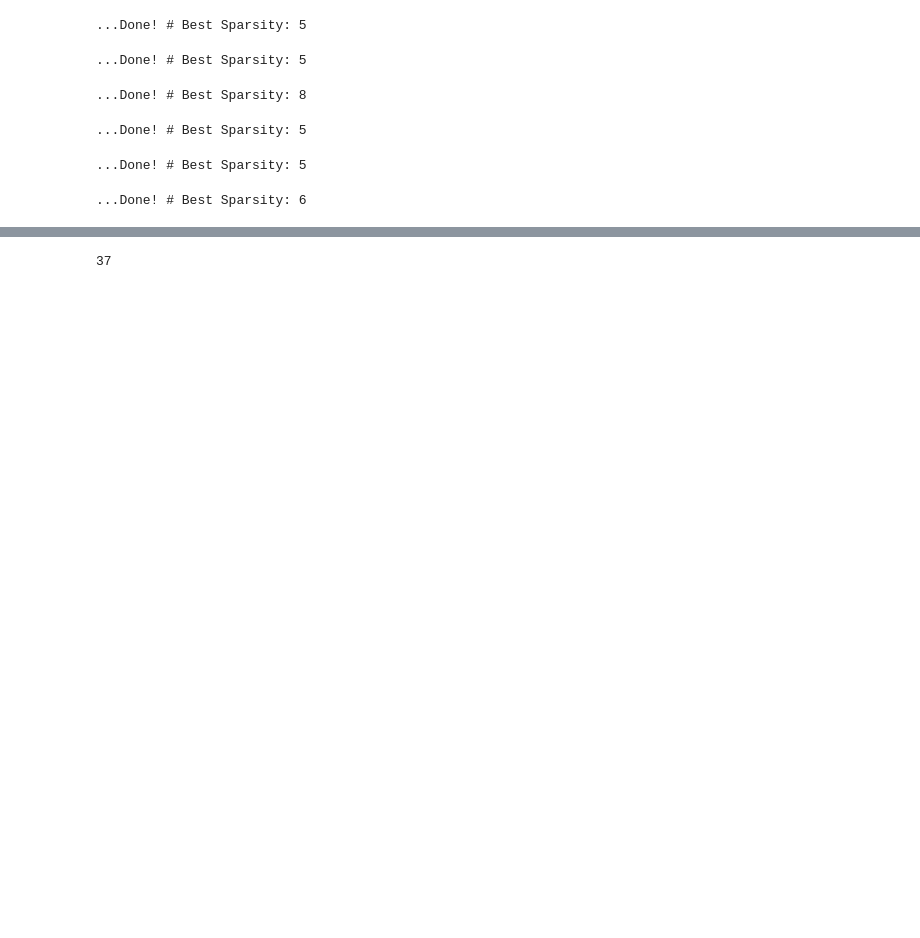
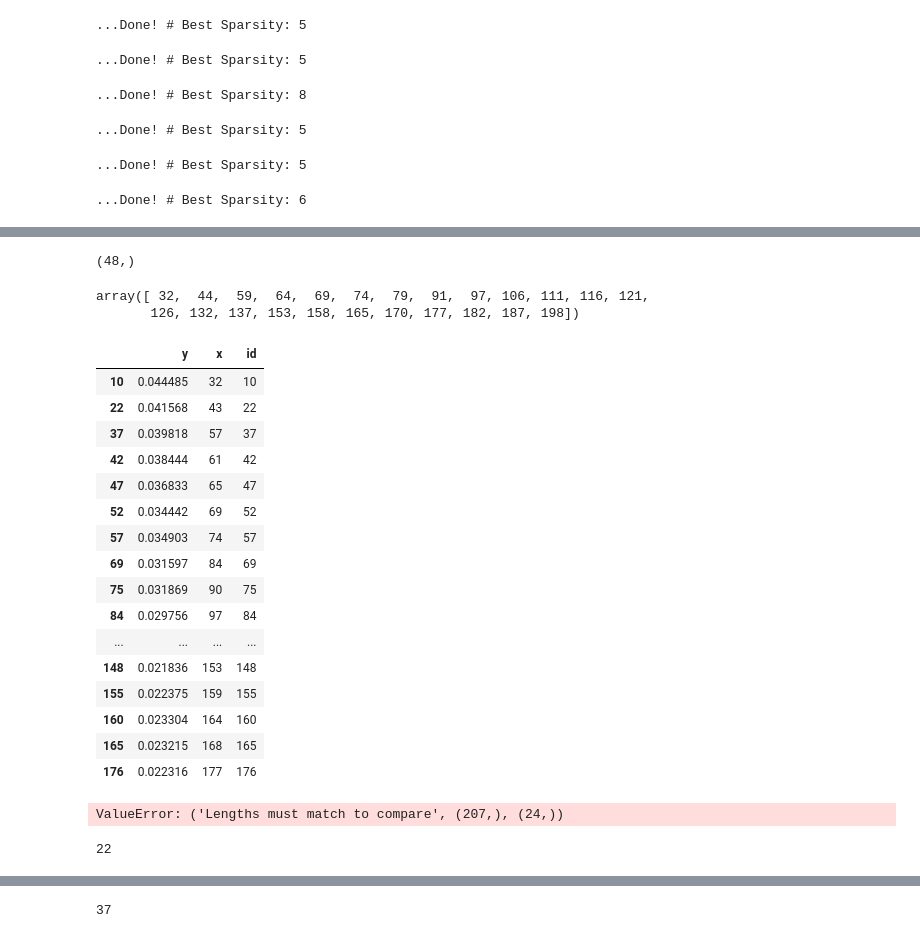
Before and after one commit to Engrima18/TSP-DictionaryLearning, a Jupyter notebook: tmp_coloring.ipynb, the cells around one changed output, grey strips where cells are left out. Saved outputs shown, nothing was run; the diff lists cells and outputs as text; code cells hidden in the pictures; blank space fills up the shorter version.

```diff
--- a/tmp_coloring.ipynb
+++ b/tmp_coloring.ipynb
@@ -331,9 +331,9 @@ c = c_true[s]
 epsilon = epsilon_true[s]
 k0 = K0_coll[1]
 
-D0, X0, _ = initialize_dic(Lu, Ld, P, J, Y_train[:, :, s], k0, dictionary_type, c, epsilon, "only_X")
+D0, X0 = init_dict(Lu, Ld, P, J, Y_train[:, :, s], k0, dictionary_type, c, epsilon, only="only_X")
 
-min_error_train_norm, min_error_test_norm, h_opt, X_opt_test, X_opt_train, D_opt = topological_dictionary_learn(Y_train[:,:,s], Y_test[:,:,s],
+min_error_train_norm, min_error_test_norm, h_opt, X_opt_test, X_opt_train = topological_dictionary_learn(Y_train[:,:,s], Y_test[:,:,s],
                                                                                                                         J, M, P, D0, X0, Lu_full, Ld, "separated",
                                                                                                                         c, epsilon, k0, lambda_, max_iter,
                                                                                                                         patience, tol)
@@ -568,0 +674,21 @@ array([[1., 0., 0., ..., 0., 0., 0.],
+# %%
+burn_in = 0.65
+start_iter = 0
+end_iter = 0
+change_points = []
+burn_in_iter = 0
+
+his=[]
+xx = []
+for i,h in enumerate(history):
+    if i == 0:
+        burn_in_iter=int(np.ceil(burn_in*len(h)))
+    his+=h
+    end_iter += len(h)-1
+    print(end_iter)
+    tmp = range(start_iter, end_iter+1)
+    xx += tmp
+    start_iter = end_iter
+    change_points.append(end_iter)
+
+change_points = np.array(change_points[:-1])
@@ -568,0 +845,37 @@ array([[1., 0., 0., ..., 0., 0., 0.],
+# %%
+plt_data[plt_data['x'].isin(change_points)].y.to_numpy()[np.arange(0, len(change_points), 1)].shape
+# %% [output]
+(48,)
+# %%
+change_points
+# %% [output]
+array([ 32,  44,  59,  64,  69,  74,  79,  91,  97, 106, 111, 116, 121,
+       126, 132, 137, 153, 158, 165, 170, 177, 182, 187, 198])
+# %%
+plt_data.iloc[change_points-burn_in_iter]
+# %% [output]
+|  | y | x | id |
+| 10 | 0.044485 | 32 | 10 |
+| 22 | 0.041568 | 43 | 22 |
+| 37 | 0.039818 | 57 | 37 |
+| 42 | 0.038444 | 61 | 42 |
+| 47 | 0.036833 | 65 | 47 |
+| 52 | 0.034442 | 69 | 52 |
+| 57 | 0.034903 | 74 | 57 |
+| 69 | 0.031597 | 84 | 69 |
+| 75 | 0.031869 | 90 | 75 |
+| 84 | 0.029756 | 97 | 84 |
+| ... | ... | ... | ... |
+| 148 | 0.021836 | 153 | 148 |
+| 155 | 0.022375 | 159 | 155 |
+| 160 | 0.023304 | 164 | 160 |
+| 165 | 0.023215 | 168 | 165 |
+| 176 | 0.022316 | 177 | 176 |
+# %%
+plt_data[plt_data.x in change_points]
+# %% [output]
+ValueError: ('Lengths must match to compare', (207,), (24,))
+# %%
+44- burn_in_iter
+# %% [output]
+22
```
Also changed, not shown: parts of 39 cells of this notebook, 4 other files.
